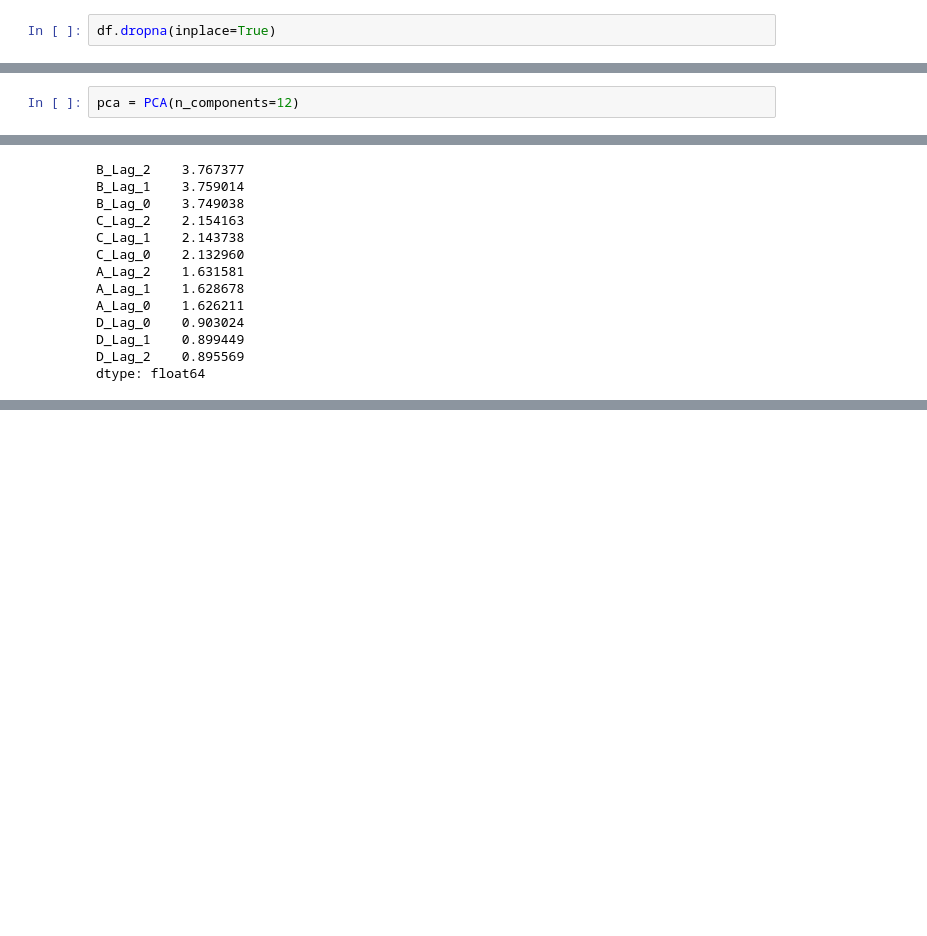
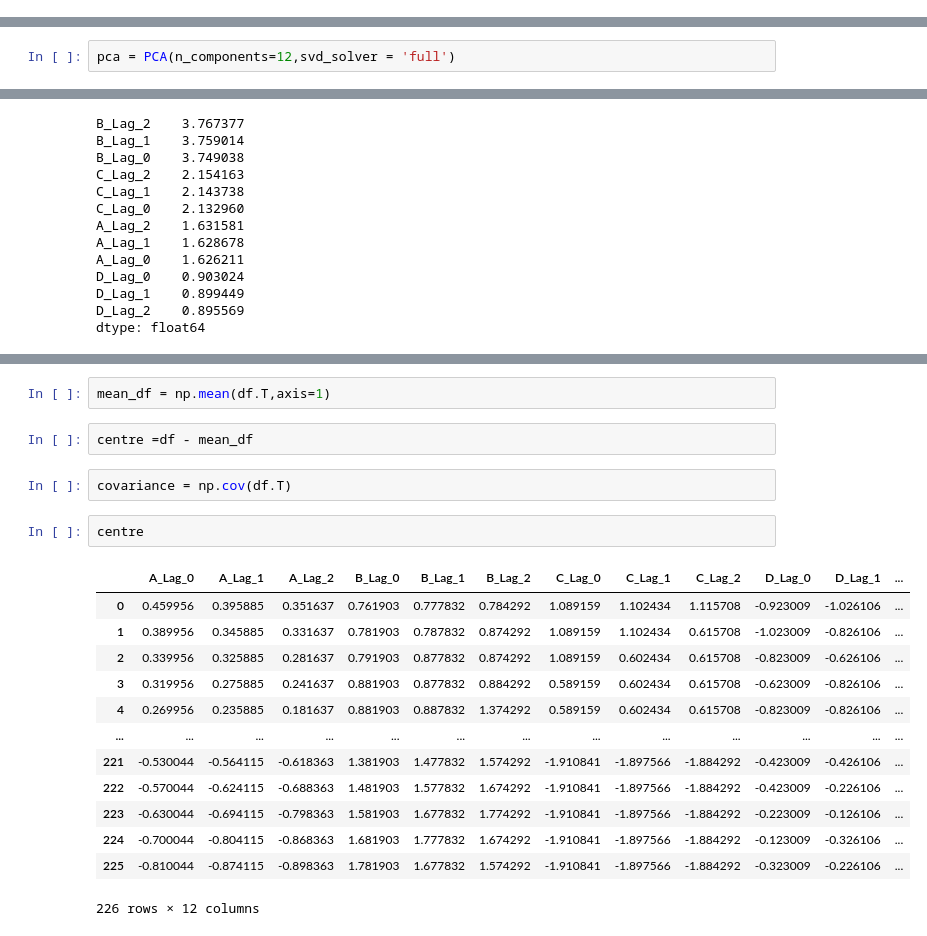
Before and after one commit to SamKimbinyi/int3, a Jupyter notebook: q2.ipynb, the cells around one changed output, grey strips where cells are left out. Saved outputs shown, nothing was run; the diff lists cells and outputs as text; blank space fills up the shorter version.

```diff
--- a/q2.ipynb
+++ b/q2.ipynb
@@ -42,5 +21,3 @@ pca = PCA(n_components=7)
-# %%
-df.dropna(inplace=True)
 # %%
 df
 # %% [output]
@@ -58,7 +35,7 @@ df
 | 225 | 8.80 | 8.73 | 8.70 | 3.20 | 3.10 | 3.00 | 0.0 | 0.0 | 0.0 | 1.4 | 1.5 | ... |
 226 rows × 12 columns
 # %%
-pca = PCA(n_components=12)
+pca = PCA(n_components=12,svd_solver = 'full')
 # %%
 pca.fit(df)
 # %% [output]
@@ -123,0 +113,22 @@ Total Variance for PCA data: 25.178894433784926
+# %%
+mean_df = np.mean(df.T,axis=1)
+# %%
+centre =df - mean_df
+# %%
+covariance = np.cov(df.T)
+# %%
+centre
+# %% [output]
+|  | A_Lag_0 | A_Lag_1 | A_Lag_2 | B_Lag_0 | B_Lag_1 | B_Lag_2 | C_Lag_0 | C_Lag_1 | C_Lag_2 | D_Lag_0 | D_Lag_1 | ... |
+| 0 | 0.459956 | 0.395885 | 0.351637 | 0.761903 | 0.777832 | 0.784292 | 1.089159 | 1.102434 | 1.115708 | -0.923009 | -1.026106 | ... |
+| 1 | 0.389956 | 0.345885 | 0.331637 | 0.781903 | 0.787832 | 0.874292 | 1.089159 | 1.102434 | 0.615708 | -1.023009 | -0.826106 | ... |
+| 2 | 0.339956 | 0.325885 | 0.281637 | 0.791903 | 0.877832 | 0.874292 | 1.089159 | 0.602434 | 0.615708 | -0.823009 | -0.626106 | ... |
+| 3 | 0.319956 | 0.275885 | 0.241637 | 0.881903 | 0.877832 | 0.884292 | 0.589159 | 0.602434 | 0.615708 | -0.623009 | -0.826106 | ... |
+| 4 | 0.269956 | 0.235885 | 0.181637 | 0.881903 | 0.887832 | 1.374292 | 0.589159 | 0.602434 | 0.615708 | -0.823009 | -0.826106 | ... |
+| ... | ... | ... | ... | ... | ... | ... | ... | ... | ... | ... | ... | ... |
+| 221 | -0.530044 | -0.564115 | -0.618363 | 1.381903 | 1.477832 | 1.574292 | -1.910841 | -1.897566 | -1.884292 | -0.423009 | -0.426106 | ... |
+| 222 | -0.570044 | -0.624115 | -0.688363 | 1.481903 | 1.577832 | 1.674292 | -1.910841 | -1.897566 | -1.884292 | -0.423009 | -0.226106 | ... |
+| 223 | -0.630044 | -0.694115 | -0.798363 | 1.581903 | 1.677832 | 1.774292 | -1.910841 | -1.897566 | -1.884292 | -0.223009 | -0.126106 | ... |
+| 224 | -0.700044 | -0.804115 | -0.868363 | 1.681903 | 1.777832 | 1.674292 | -1.910841 | -1.897566 | -1.884292 | -0.123009 | -0.326106 | ... |
+| 225 | -0.810044 | -0.874115 | -0.898363 | 1.781903 | 1.677832 | 1.574292 | -1.910841 | -1.897566 | -1.884292 | -0.323009 | -0.226106 | ... |
+226 rows × 12 columns
```
Also changed, not shown: parts of 21 cells of this notebook, 1 other file.
